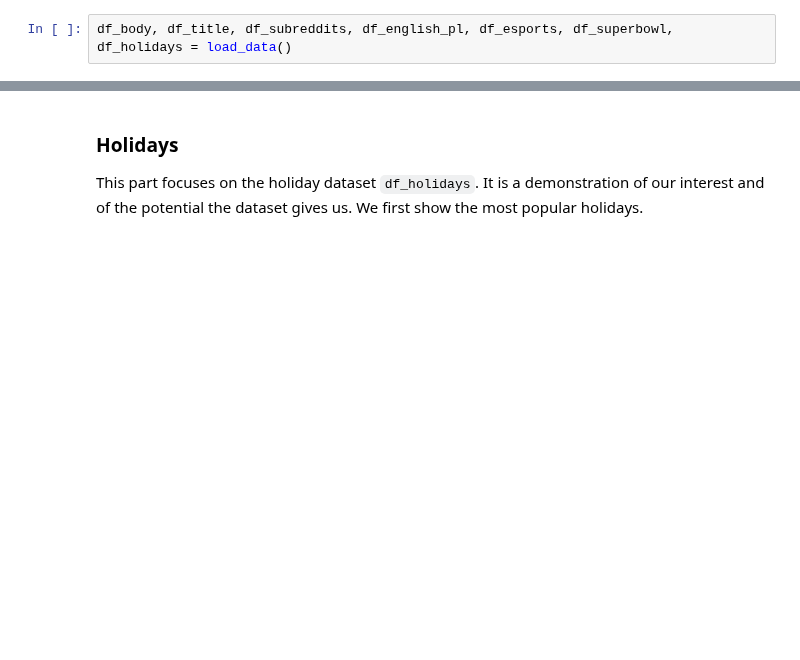
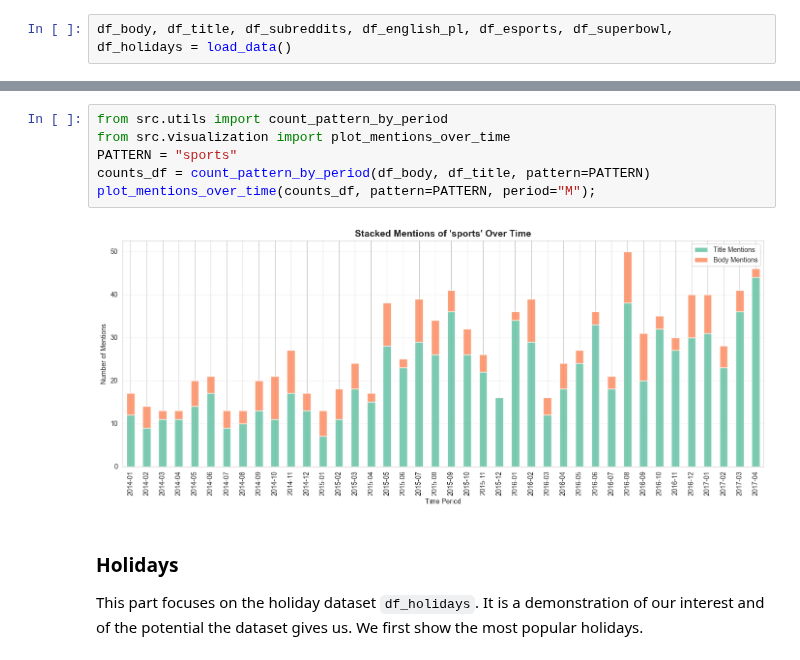
Before and after one commit to l0uisgrange/ada-2025-project, a Jupyter notebook: results.ipynb, the cells around one changed output, grey strips where cells are left out. Cells and saved outputs as stored; diff of their text form; blank space fills up the shorter version.

```diff
--- a/results.ipynb
+++ b/results.ipynb
@@ -36,3 +39,11 @@ df_body, df_title, df_subreddits, df_english_pl, df_esports, df_superbowl, df_ho
+# %%
+from src.utils import count_pattern_by_period
+from src.visualization import plot_mentions_over_time
+PATTERN = "sports"
+counts_df = count_pattern_by_period(df_body, df_title, pattern=PATTERN)
+plot_mentions_over_time(counts_df, pattern=PATTERN, period="M");
+# %% [output]
+[figure, added]
 # %% [markdown]
 ### Holidays
 This part focuses on the holiday dataset `df_holidays`. It is a demonstration of our interest and of the potential the dataset gives us. We first show the most popular holidays.
```
Also changed, not shown: parts of 10 cells of this notebook, 3 other files.
